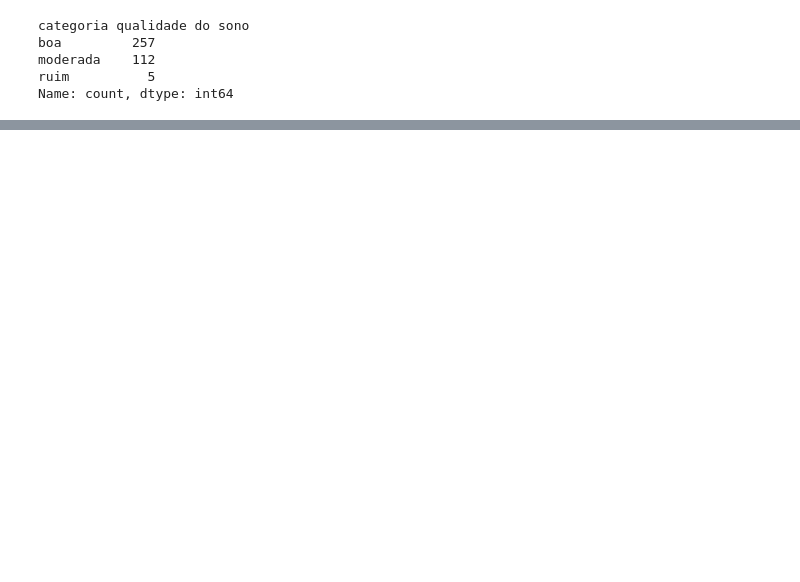
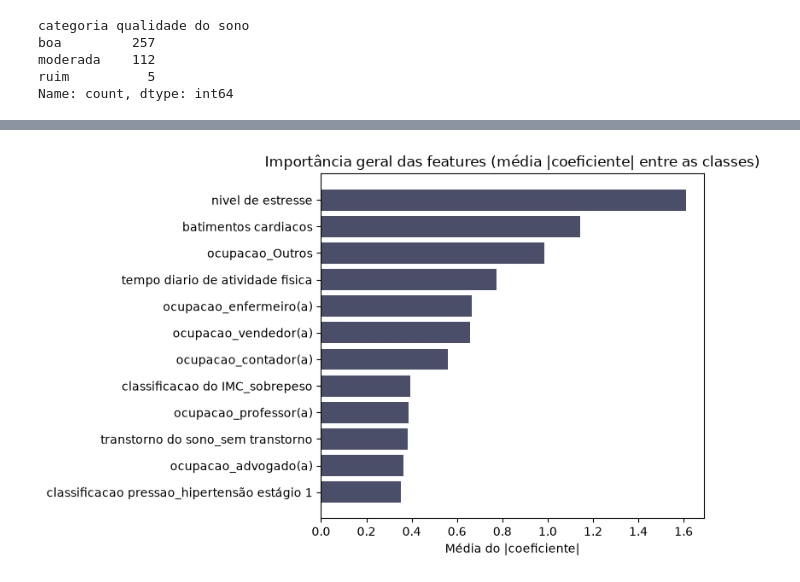
Before and after one commit to squad-ada-lovelace/Desafio_07-Desafio-final, a Jupyter notebook: notebook/03_notebook_claudia_modelagem.ipynb, the cells around one changed output, grey strips where cells are left out. Cells and saved outputs as stored; diff of their text form; code cells hidden in the pictures; blank space fills up the shorter version.

```diff
--- a/notebook/03_notebook_claudia_modelagem.ipynb
+++ b/notebook/03_notebook_claudia_modelagem.ipynb
@@ -64,2 +370,13 @@ Name: proportion, dtype: float64
+# %%
+geral = coefs.abs().mean(axis=1).sort_values().tail(12)
+
+fig, ax = plt.subplots(figsize=(8, 5))
+ax.barh(geral.index, geral.values, color="#4a4e69")
+ax.set_title("Importância geral das features (média |coeficiente| entre as classes)")
+ax.set_xlabel("Média do |coeficiente|")
+plt.tight_layout()
+plt.show()
+# %% [output]
+[figure, added]
 # %%
 df.to_csv('../processed/qualidade_do_sono_ML.csv')
```
Also changed, not shown: parts of 17 cells of this notebook, 1 other file.
